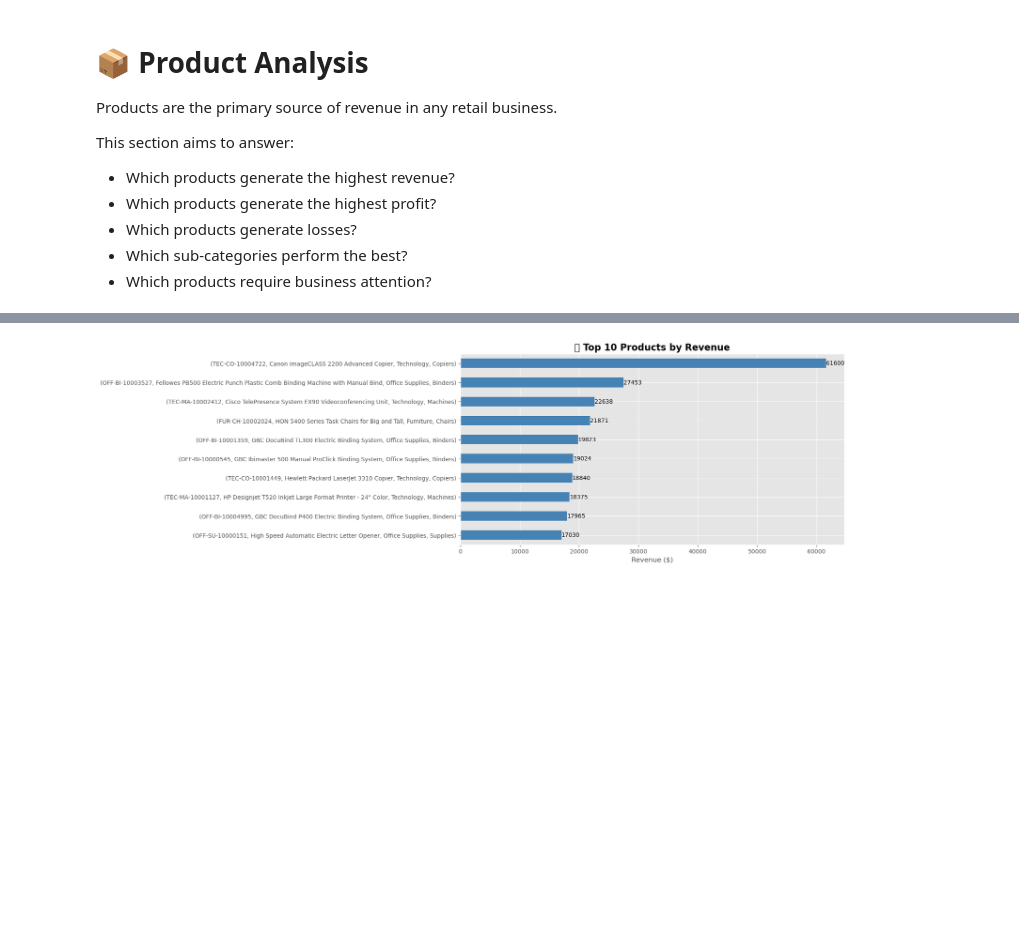
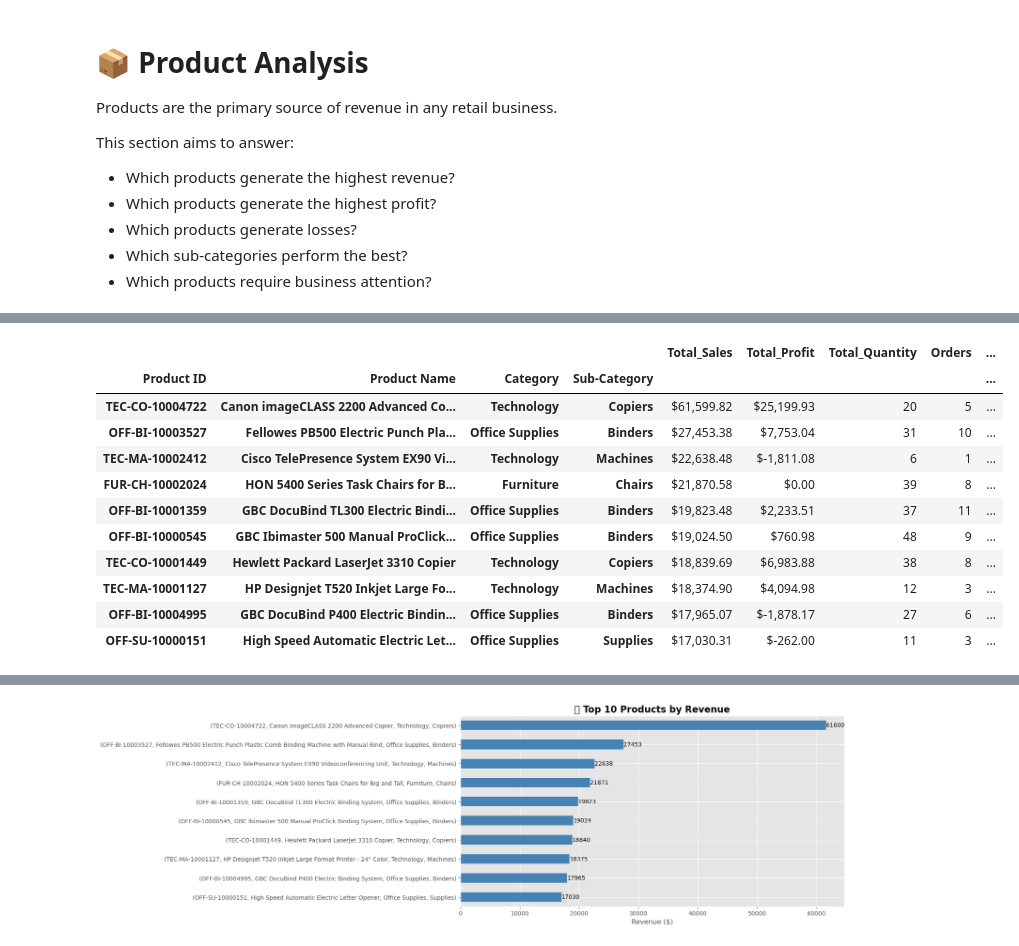
Before and after one commit to iamgyan/retail-sales-dashboard, a Jupyter notebook: notebooks/03_product_analysis.ipynb, the cells around one changed output, grey strips where cells are left out. Saved outputs shown, nothing was run; the diff lists cells and outputs as text; code cells hidden in the pictures; blank space fills up the shorter version.

Commit message:
product analysis1

```diff
--- a/notebooks/03_product_analysis.ipynb
+++ b/notebooks/03_product_analysis.ipynb
@@ -59,7 +59,7 @@ product_summary.head()
 | FUR-CH-10002024 | HON 5400 Series Task Chairs for B... | Furniture | Chairs | 21870.576 | 5.684342e-14 | 39 | 8 | ... |
 | OFF-BI-10001359 | GBC DocuBind TL300 Electric Bindi... | Office Supplies | Binders | 19823.479 | 2.233505e+03 | 37 | 11 | ... |
 # %%
-product_summary.style.format({
+product_summary.head(10).style.format({
 
     "Total_Sales":"${:,.2f}",
 
@@ -73,3 +72,15 @@ product_summary.style.format({
+|  |  |  |  | Total_Sales | Total_Profit | Total_Quantity | Orders | ... |
+| Product ID | Product Name | Category | Sub-Category |  |  |  |  | ... |
+| TEC-CO-10004722 | Canon imageCLASS 2200 Advanced Co... | Technology | Copiers | $61,599.82 | $25,199.93 | 20 | 5 | ... |
+| OFF-BI-10003527 | Fellowes PB500 Electric Punch Pla... | Office Supplies | Binders | $27,453.38 | $7,753.04 | 31 | 10 | ... |
+| TEC-MA-10002412 | Cisco TelePresence System EX90 Vi... | Technology | Machines | $22,638.48 | $-1,811.08 | 6 | 1 | ... |
+| FUR-CH-10002024 | HON 5400 Series Task Chairs for B... | Furniture | Chairs | $21,870.58 | $0.00 | 39 | 8 | ... |
+| OFF-BI-10001359 | GBC DocuBind TL300 Electric Bindi... | Office Supplies | Binders | $19,823.48 | $2,233.51 | 37 | 11 | ... |
+| OFF-BI-10000545 | GBC Ibimaster 500 Manual ProClick... | Office Supplies | Binders | $19,024.50 | $760.98 | 48 | 9 | ... |
+| TEC-CO-10001449 | Hewlett Packard LaserJet 3310 Copier | Technology | Copiers | $18,839.69 | $6,983.88 | 38 | 8 | ... |
+| TEC-MA-10001127 | HP Designjet T520 Inkjet Large Fo... | Technology | Machines | $18,374.90 | $4,094.98 | 12 | 3 | ... |
+| OFF-BI-10004995 | GBC DocuBind P400 Electric Bindin... | Office Supplies | Binders | $17,965.07 | $-1,878.17 | 27 | 6 | ... |
+| OFF-SU-10000151 | High Speed Automatic Electric Let... | Office Supplies | Supplies | $17,030.31 | $-262.00 | 11 | 3 | ... |
 # %%
 top_sales_products = (
 
```
Also changed, not shown: parts of 1 cell of this notebook.
